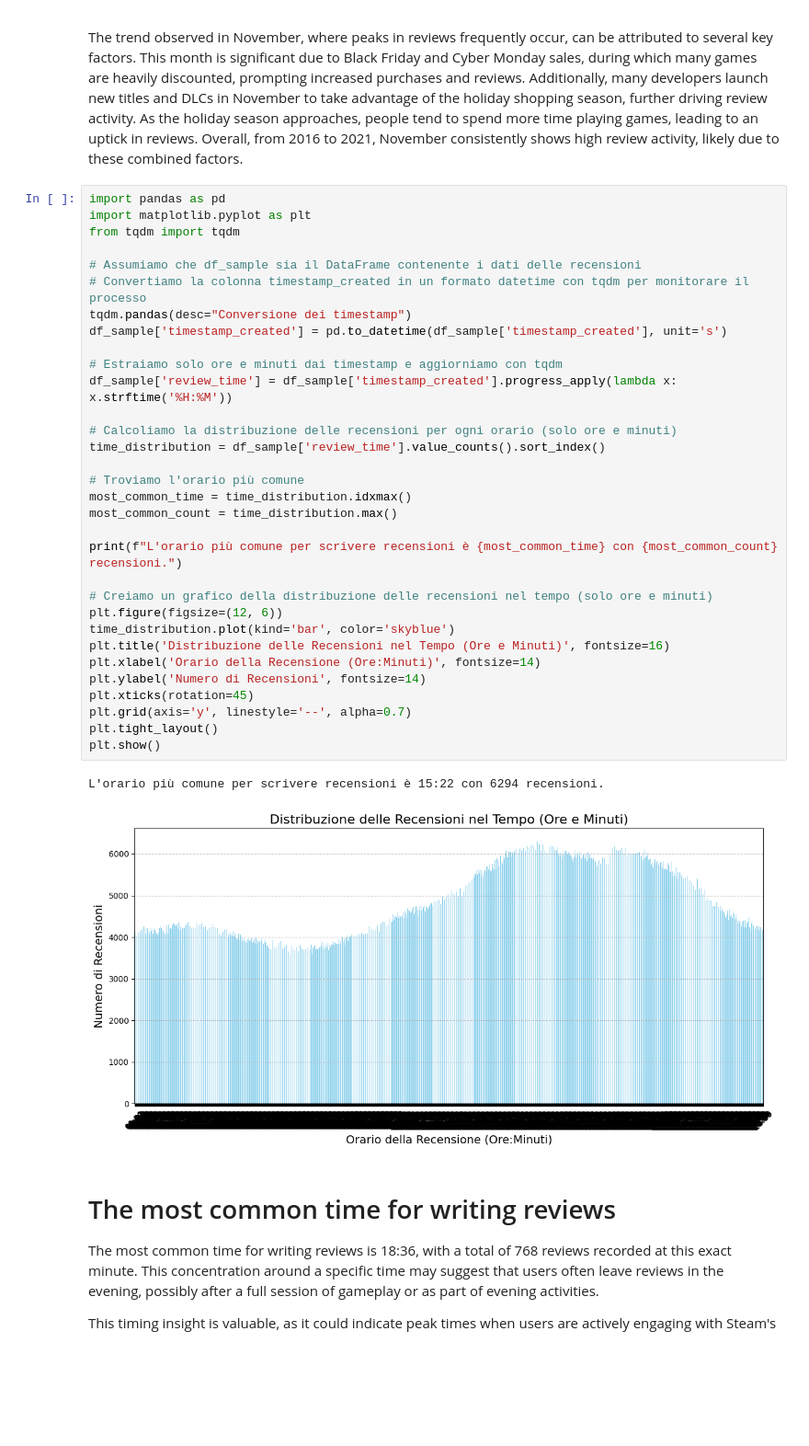
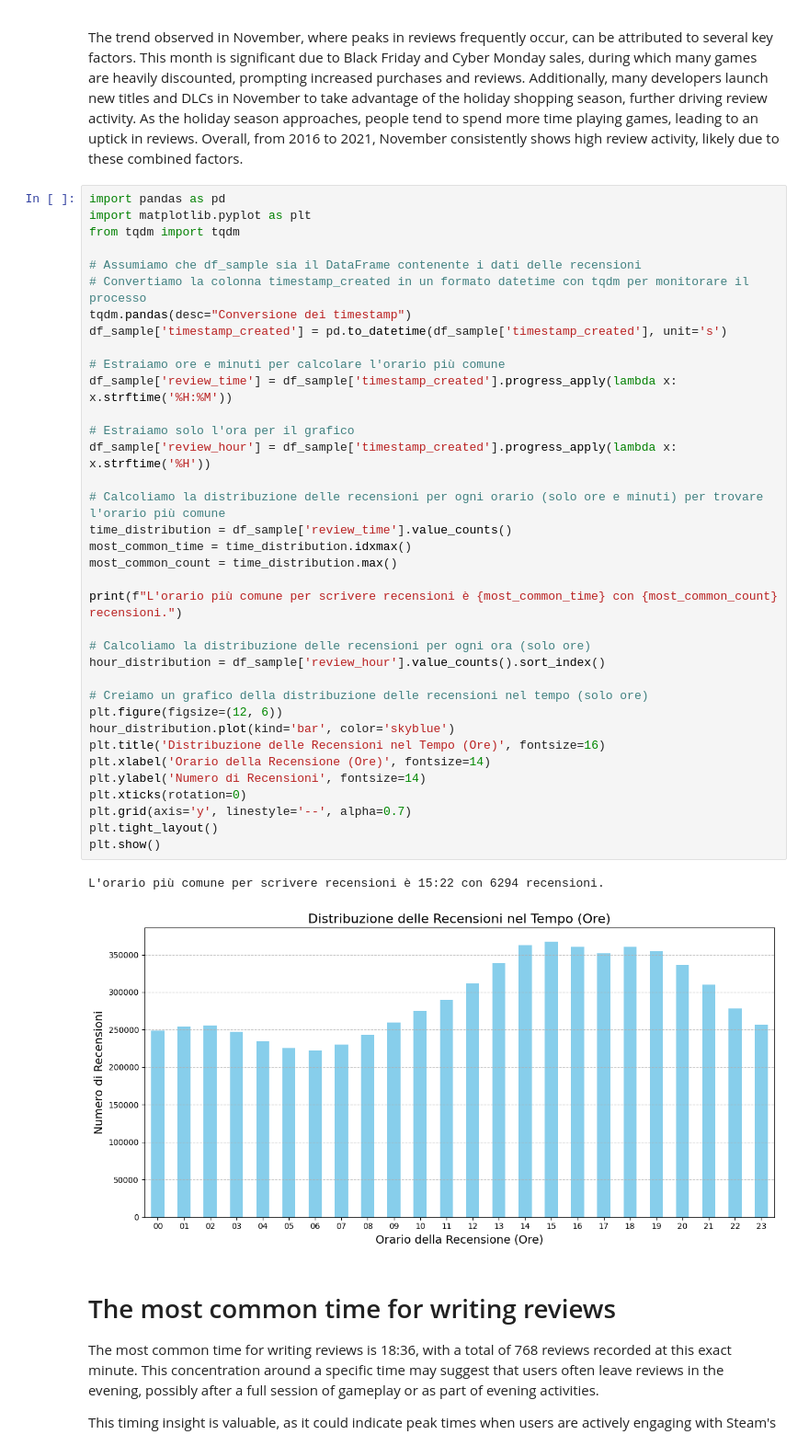
Before and after one commit to nudric25/ADM-HM2, a Jupyter notebook: mergedI(ADM_HM2).ipynb, the cells around one changed output. Shown at 92% size. Drawn from its saved outputs; the diff is of its cells as text; blank space fills up the shorter version.

```diff
--- a/mergedI(ADM_HM2).ipynb
+++ b/mergedI(ADM_HM2).ipynb
@@ -844,38 +844,42 @@ The trend observed in November, where peaks in reviews frequently occur, can be
 # %%
 import pandas as pd
 import matplotlib.pyplot as plt
 from tqdm import tqdm
 
 # Assumiamo che df_sample sia il DataFrame contenente i dati delle recensioni
 # Convertiamo la colonna timestamp_created in un formato datetime con tqdm per monitorare il processo
 tqdm.pandas(desc="Conversione dei timestamp")
 df_sample['timestamp_created'] = pd.to_datetime(df_sample['timestamp_created'], unit='s')
 
-# Estraiamo solo ore e minuti dai timestamp e aggiorniamo con tqdm
+# Estraiamo ore e minuti per calcolare l'orario più comune
 df_sample['review_time'] = df_sample['timestamp_created'].progress_apply(lambda x: x.strftime('%H:%M'))
 
-# Calcoliamo la distribuzione delle recensioni per ogni orario (solo ore e minuti)
-time_distribution = df_sample['review_time'].value_counts().sort_index()
+# Estraiamo solo l'ora per il grafico
+df_sample['review_hour'] = df_sample['timestamp_created'].progress_apply(lambda x: x.strftime('%H'))
 
-# Troviamo l'orario più comune
+# Calcoliamo la distribuzione delle recensioni per ogni orario (solo ore e minuti) per trovare l'orario più comune
+time_distribution = df_sample['review_time'].value_counts()
 most_common_time = time_distribution.idxmax()
 most_common_count = time_distribution.max()
 
 print(f"L'orario più comune per scrivere recensioni è {most_common_time} con {most_common_count} recensioni.")
 
-# Creiamo un grafico della distribuzione delle recensioni nel tempo (solo ore e minuti)
+# Calcoliamo la distribuzione delle recensioni per ogni ora (solo ore)
+hour_distribution = df_sample['review_hour'].value_counts().sort_index()
+
+# Creiamo un grafico della distribuzione delle recensioni nel tempo (solo ore)
 plt.figure(figsize=(12, 6))
-time_distribution.plot(kind='bar', color='skyblue')
-plt.title('Distribuzione delle Recensioni nel Tempo (Ore e Minuti)', fontsize=16)
-plt.xlabel('Orario della Recensione (Ore:Minuti)', fontsize=14)
+hour_distribution.plot(kind='bar', color='skyblue')
+plt.title('Distribuzione delle Recensioni nel Tempo (Ore)', fontsize=16)
+plt.xlabel('Orario della Recensione (Ore)', fontsize=14)
 plt.ylabel('Numero di Recensioni', fontsize=14)
-plt.xticks(rotation=45)
+plt.xticks(rotation=0)
 plt.grid(axis='y', linestyle='--', alpha=0.7)
 plt.tight_layout()
 plt.show()
 # %% [output]
 L'orario più comune per scrivere recensioni è 15:22 con 6294 recensioni.
-[figure, old version]
+[figure, new version]
 # %% [markdown]
 # The most common time for writing reviews
 The most common time for writing reviews is 18:36, with a total of 768 reviews recorded at this exact minute. This concentration around a specific time may suggest that users often leave reviews in the evening, possibly after a full session of gameplay or as part of evening activities.
```
Also changed, not shown: parts of 1 cell of this notebook.
